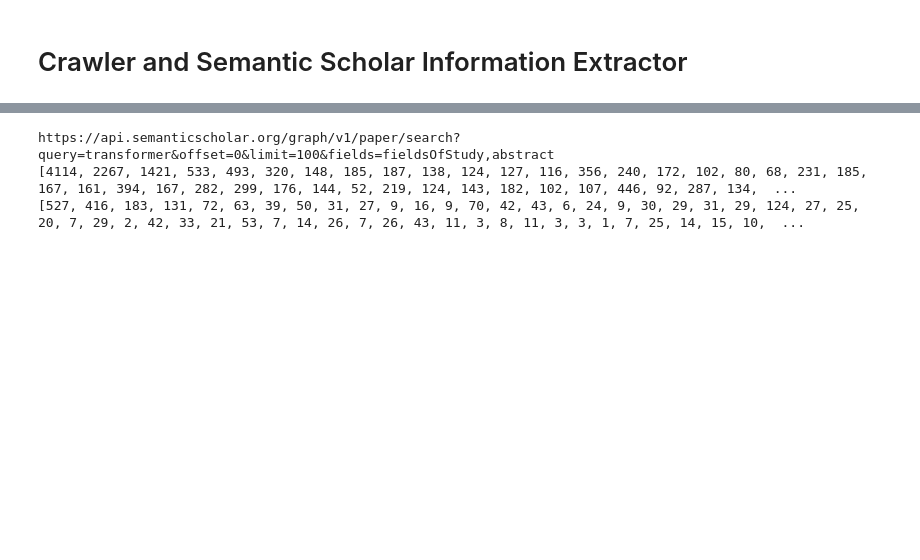
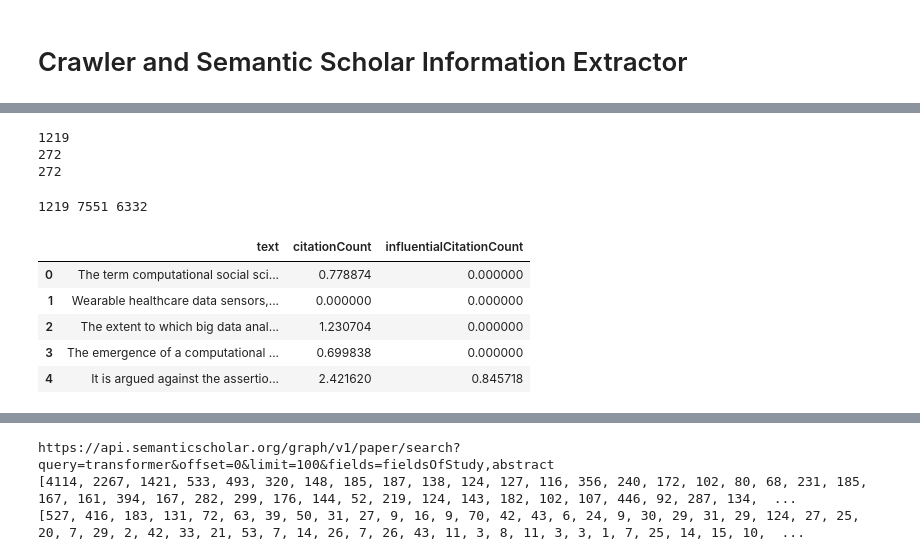
Before and after one commit to miracleyoo/cs685-final-project, a Jupyter notebook: crawer.ipynb, the cells around one changed output, grey strips where cells are left out. Saved outputs shown, nothing was run; the diff lists cells and outputs as text; code cells hidden in the pictures; blank space fills up the shorter version.

```diff
--- a/crawer.ipynb
+++ b/crawer.ipynb
@@ -47,0 +119,16 @@ def SSSQuery(query, num_item=50, offset=0, fos=None):
+# %%
+# kws = ['transformer', 'attention']
+info_pack = []
+info_pack_all_kws = []
+kws = pd.read_csv(r'./data/keyword_rest.csv', header=None)
+kws = [i.lower() for i in kws[0]]
+# %%
+# try:
+# info_pack_all_kws = []
+for kw in kws:
+    info_pack = SSSQueryMulti(kw, num_item=294, fos='Computer Science')
+    info_pack_all_kws += info_pack
+print(len(info_pack_all_kws))
+# except Exception as e:
+#     with open('log.txt', 'a+') as f:
+#             f.writelines(str(e))
@@ -47,0 +153,34 @@ def SSSQuery(query, num_item=50, offset=0, fos=None):
+# %%
+print(len( [i['tldr']['text'] for i in info_pack_all_kws]))
+print(len([np.max((np.log10(i['citationCount']+0.01),0)) for i in info_pack]))
+print(len([np.max((np.log10(i['influentialCitationCount']+0.01),0)) for i in info_pack]))
+# %% [output]
+1219
+272
+272
+# %%
+from mlib import mio
+info_top = mio.load('data/transformer_citation_top5.pkl')
+# %%
+info_backup = info_pack_all_kws
+
+info_real_all = info_top + info_pack_all_kws
+info_real_all_set = list({v['tldr']['text']:v for v in info_real_all}.values())
+print(len(info_top), len(info_real_all), len(info_backup), len(info_real_all_set))
+# %% [output]
+1219 7551 6332
+# %%
+stem = 'transformer_citation_all_set'
+ip = info_real_all_set
+df = pd.DataFrame({'text': [i['tldr']['text'] for i in ip], 'citationCount': [np.max((np.log10(i['citationCount']+0.01),0)) for i in ip], 'influentialCitationCount':[np.max((np.log10(i['influentialCitationCount']+0.01),0)) for i in ip]})
+df.to_csv(f'data/{stem}.csv', index=None)
+with open(f'data/{stem}.pkl', 'wb') as f:
+    pkl.dump(ip, f)
+df.head()
+# %% [output]
+|  | text | citationCount | influentialCitationCount |
+| 0 | The term computational social sci... | 0.778874 | 0.000000 |
+| 1 | Wearable healthcare data sensors,... | 0.000000 | 0.000000 |
+| 2 | The extent to which big data anal... | 1.230704 | 0.000000 |
+| 3 | The emergence of a computational ... | 0.699838 | 0.000000 |
+| 4 | It is argued against the assertio... | 2.421620 | 0.845718 |
```
Also changed, not shown: parts of 8 cells of this notebook, 3 other files.
